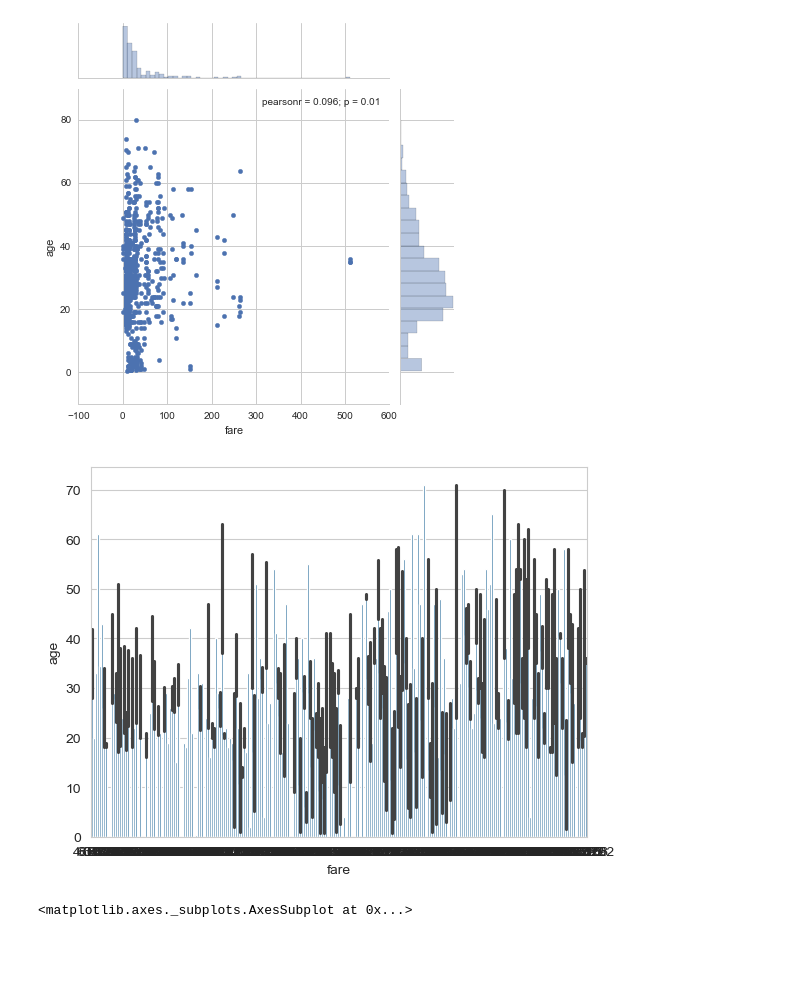
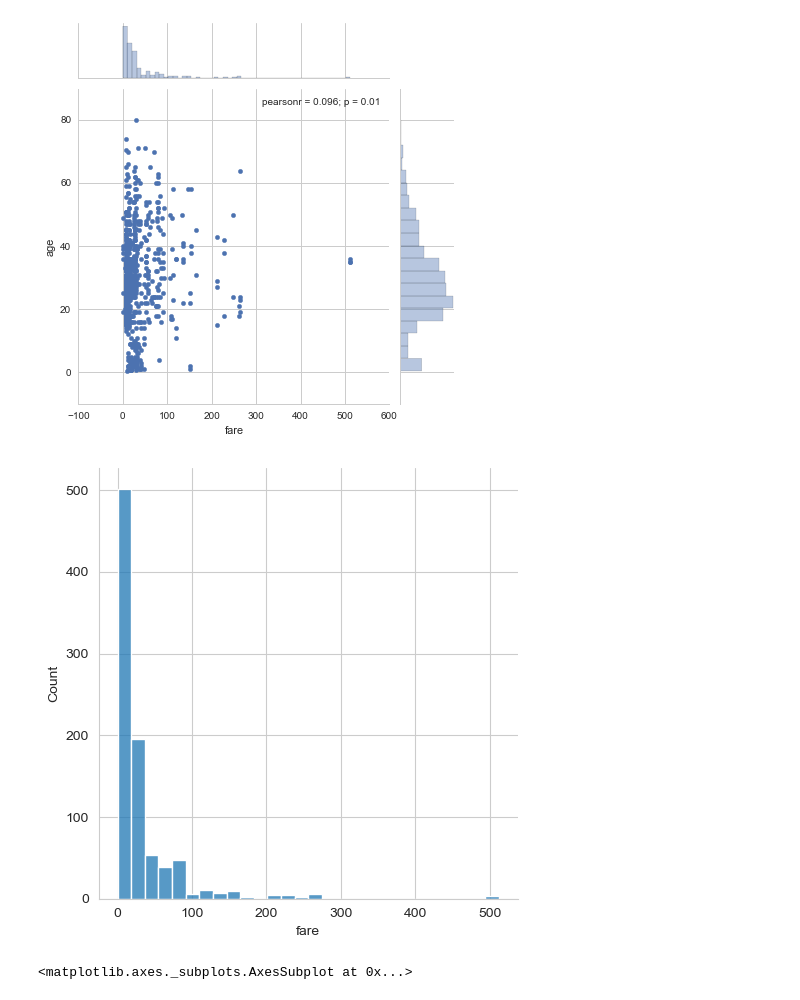
Before and after one commit to DavidASchonfeld/data-course, a Jupyter notebook: Notes I Took While Taking Course/5-Seaborn/07-Seaborn Exercises.ipynb, the cells around one changed output. Cells and saved outputs as stored; diff of their text form; code cells hidden in the pictures; blank space fills up the shorter version.

```diff
--- a/Notes I Took While Taking Course/5-Seaborn/07-Seaborn Exercises.ipynb
+++ b/Notes I Took While Taking Course/5-Seaborn/07-Seaborn Exercises.ipynb
@@ -50,13 +50,13 @@ plt.show()
 # %%
 # CODE HERE
 # REPLICATE EXERCISE PLOT IMAGE BELOW
 # BE CAREFUL NOT TO OVERWRITE CELL BELOW
 # THAT WOULD REMOVE THE EXERCISE PLOT IMAGE!
 
-graph_2 = sns.barplot(data = titanic, x = 'fare', y = 'age')
+graph_2 = sns.displot(titanic['fare'], bins = 28)
 plt.show()
 # %% [output]
-[figure, old version]
+[figure, new version]
 # %%
 # %% [output]
 <matplotlib.axes._subplots.AxesSubplot at 0x...>
```
Also changed, not shown: parts of 2 cells of this notebook, 2 other files.
